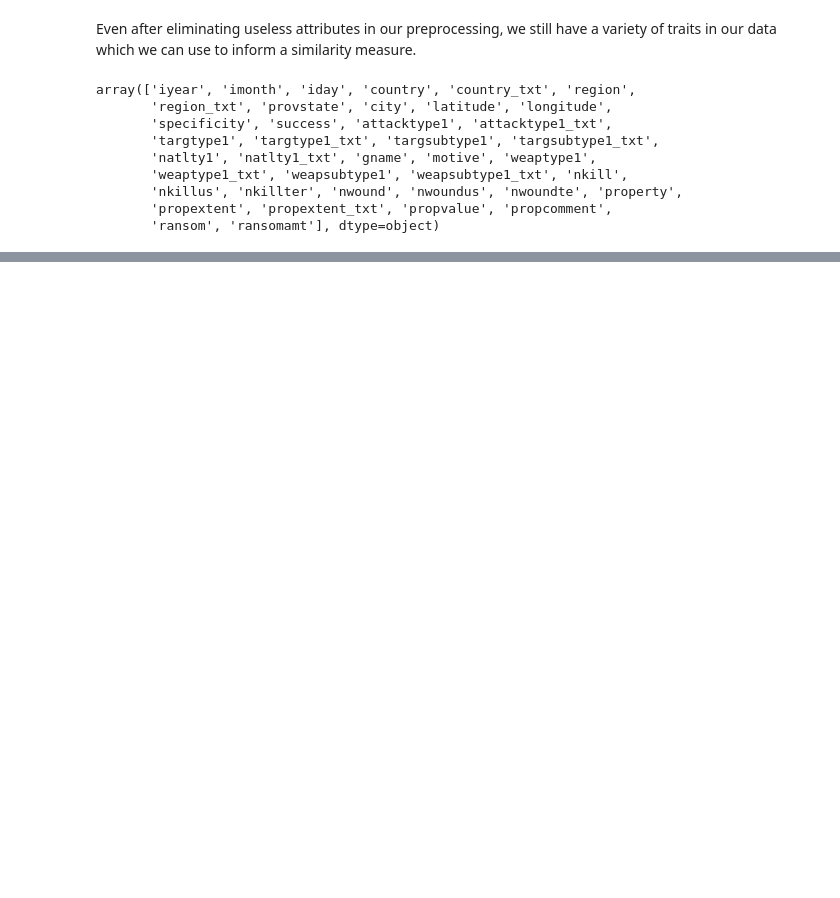
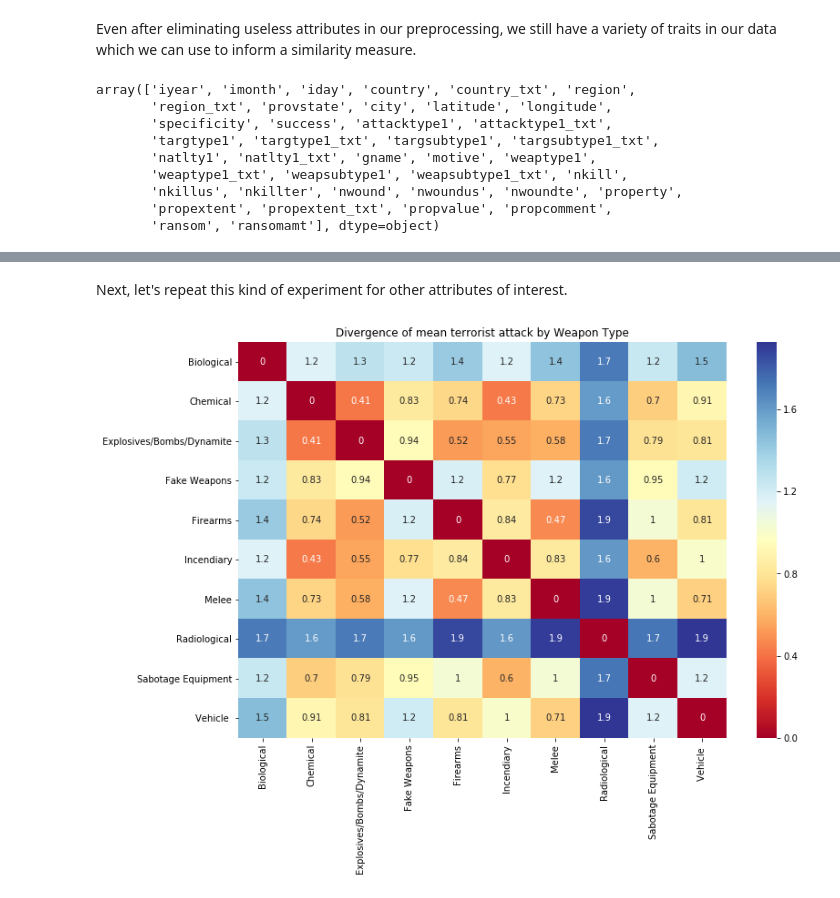
Before and after one commit to jacobakh/ML4CT, a Jupyter notebook: counter_terrorism_nb2.ipynb, the cells around one changed output, grey strips where cells are left out. Saved outputs shown, nothing was run; the diff lists cells and outputs as text; code cells hidden in the pictures; blank space fills up the shorter version.

```diff
--- a/counter_terrorism_nb2.ipynb
+++ b/counter_terrorism_nb2.ipynb
@@ -154,0 +103,6 @@ dummies = get_dummies(raw, traits_to_compare)
+# %% [markdown]
+Next, let's repeat this kind of experiment for other attributes of interest.
+# %%
+plot_affinity_heatmap('weaptype1_txt_', attribute='Weapon Type', percentile_cutoff=100)
+# %% [output]
+[figure, added]
```
Also changed, not shown: parts of 42 cells of this notebook, 2 other files.
